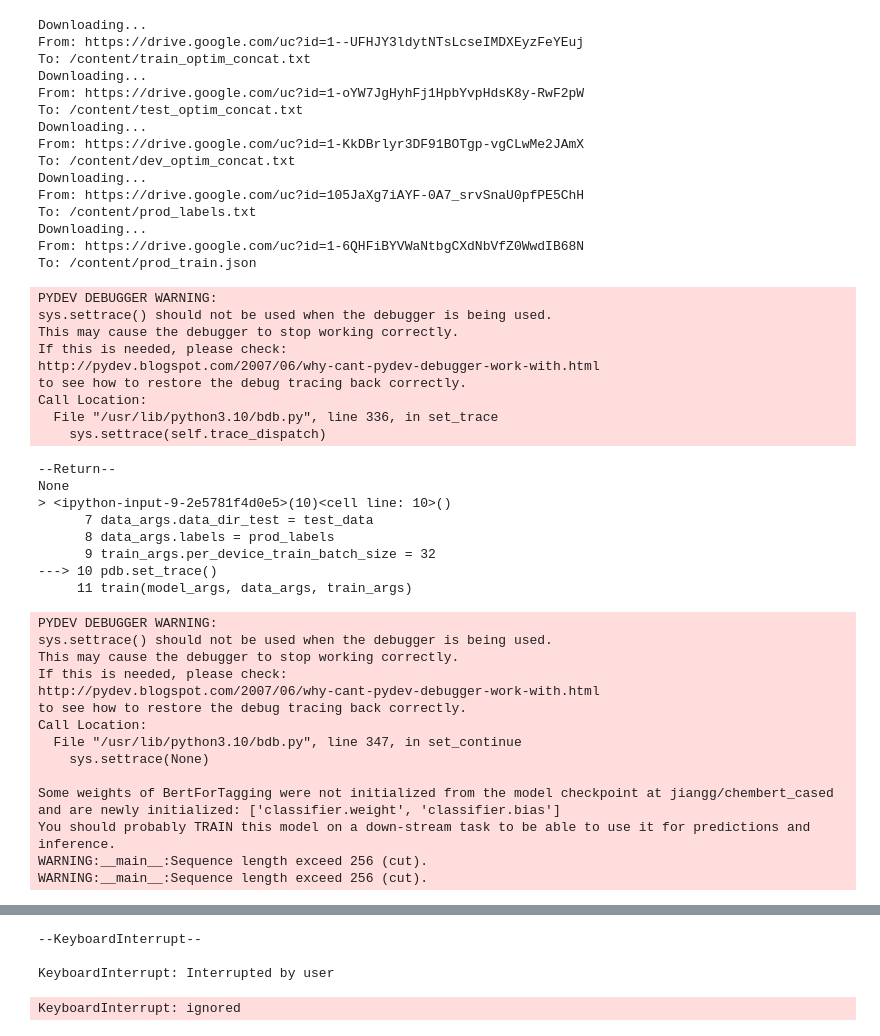
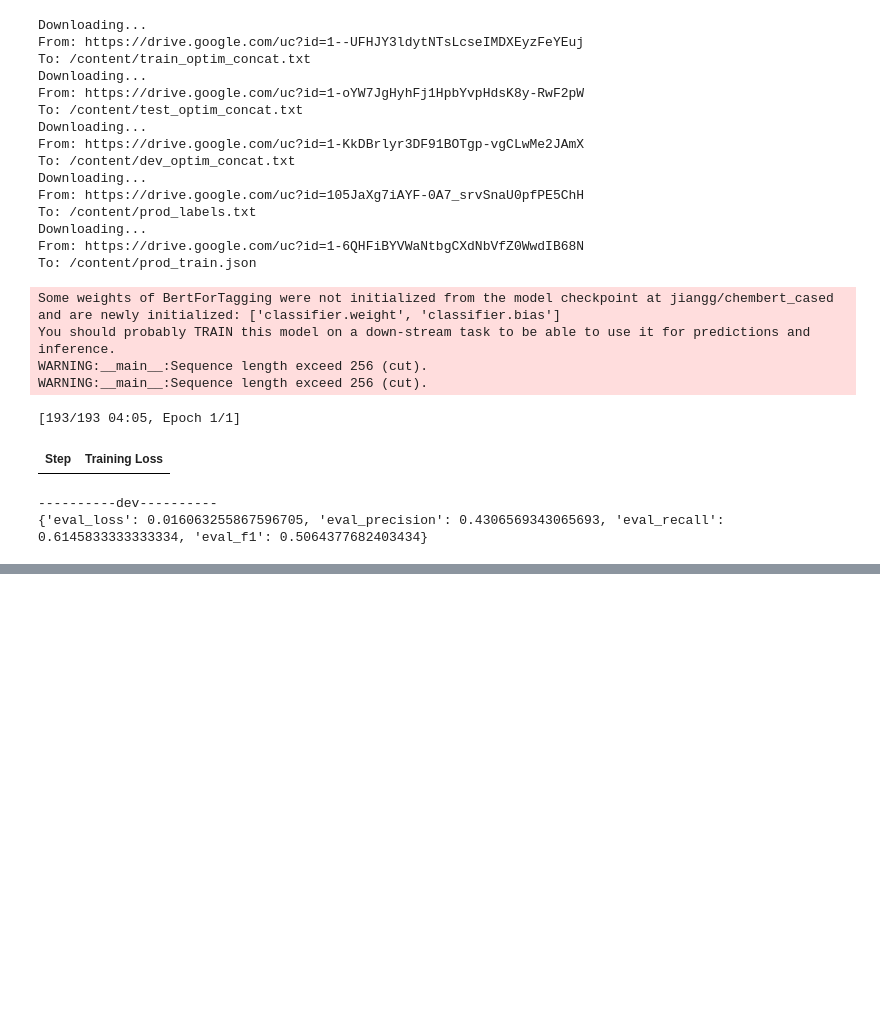
Before and after one commit to fansie1/chemRxnResource, a Jupyter notebook: chemrxnresource.ipynb, the cells around one changed output, grey strips where cells are left out. Saved outputs shown, nothing was run; the diff lists cells and outputs as text; code cells hidden in the pictures; blank space fills up the shorter version.

```diff
--- a/chemrxnresource.ipynb
+++ b/chemrxnresource.ipynb
@@ -45,11 +45,6 @@ logger = logging.getLogger(__name__)
 class BertForTagging(BertForTokenClassification):
     def __init__(self, config, use_cls=False):
         super(BertForTagging, self).__init__(config)
-
-        self.use_cls = use_cls
-        if self.use_cls:
-            self.classifier = nn.Linear(config.hidden_size * 2, config.num_labels)
-
         self.init_weights()
 
     def forward(
@@ -57,23 +52,13 @@ class BertForTagging(BertForTokenClassification):
         input_ids=None,
         attention_mask=None,
         token_type_ids=None,
-        position_ids=None,
-        head_mask=None,
-        inputs_embeds=None,
         decoder_mask=None,
         labels=None,
-        output_attentions=None,
-        output_hidden_states=None
     ):
         outputs = self.bert(
             input_ids,
             attention_mask=attention_mask,
             token_type_ids=token_type_ids,
-            position_ids=position_ids,
-            head_mask=head_mask,
-            inputs_embeds=inputs_embeds,
-            output_attentions=output_attentions,
-            output_hidden_states=output_hidden_states,
         )
 
         sequence_output = outputs[0]
@@ -160,8 +145,6 @@ class IETrainer(Trainer):
         eval_dataloader = self.get_eval_dataloader(eval_dataset)
         output = self._prediction_loop(eval_dataloader, description="Evaluation")
 
-        self._log(output['metrics'])
-
         return output
 
     def predict(self, test_dataset: Dataset) -> Dict:
@@ -186,7 +169,7 @@ class IETrainer(Trainer):
         eval_losses: List[float] = []
         preds_ids = []
         label_ids = []
-
+        input_ids_list = []
         for inputs in tqdm(dataloader, desc=description):
             has_labels = any(
                 inputs.get(k) is not None
@@ -208,6 +191,7 @@ class IETrainer(Trainer):
             mask = inputs["decoder_mask"].to(torch.bool)
             preds = model.decode(logits, mask=mask)
             preds_ids.extend(preds)
+            input_ids_list.extend(inputs["input_ids"])
             if inputs.get("labels") is not None:
                 labels = [inputs["labels"][i, mask[i]].tolist() \
                             for i in range(inputs["labels"].shape[0])]
@@ -229,4 +213,4 @@ class IETrainer(Trainer):
             if not key.startswith("eval_"):
                 metrics[f"eval_{key}"] = metrics.pop(key)
 
-        return {'predictions': preds_ids, 'label_ids': label_ids, 'metrics': metrics}
+        return {'predictions': preds_ids, 'label_ids': label_ids, 'metrics': metrics, "input_ids_list": input_ids_list}
@@ -587,7 +576,7 @@ def train(model_args, data_args, train_args):
         }
 
     metrics_fn = compute_metrics
-    dataset_len = len(train_dataset)
+    dataset_len = len(train_dataset) if train_args.do_train else 0
     batch_size = train_args.per_device_train_batch_size
     total_steps = (dataset_len // batch_size) * train_args.num_train_epochs if dataset_len % batch_size == 0 else \
         (dataset_len // batch_size + 1) * train_args.num_train_epochs
@@ -602,7 +591,6 @@ def train(model_args, data_args, train_args):
         compute_metrics=metrics_fn,
         use_crf=model_args.use_crf,
         optimizers=get_optimizer_grouped_parameters(
-            use_crf=model_args.use_crf,
             args=train_args,
             model=model,
             num_training_steps=total_steps),
@@ -612,8 +600,8 @@ def train(model_args, data_args, train_args):
     # Training
     if train_args.do_train:
         trainer.train()
-        trainer.save_model()
-        tokenizer.save_pretrained(train_args.output_dir)
+        # trainer.save_model()
+        # tokenizer.save_pretrained(train_args.output_dir)
 
     # Evaluation
     if train_args.do_eval:
@@ -633,7 +621,7 @@ def train(model_args, data_args, train_args):
         preds_list = [[label_map[x] for x in seq] for seq in predictions]
         print("----------dev----------")
         print(metrics)
-        write_result("validation_result.txt", output["predictions"], output["label_ids"])
+        write_result("inputs_result.txt", output["input_ids_list"], output["label_ids"])
         # Save predictions
         write_predictions(
             data_args.data_dir_dev,
@@ -950,44 +938,23 @@ To: /content/prod_train.json
 # %%
 model_args, data_args, train_args = parse_train_args([prod_train])
 
 model_args.model_name_or_path = "jiangg/chembert_cased"
 data_args.data_dir = "/content"
 data_args.data_dir_train = train_data
 data_args.data_dir_dev = dev_data
 data_args.data_dir_test = test_data
 data_args.labels = prod_labels
 train_args.per_device_train_batch_size = 32
-pdb.set_trace()
+train_args.output_dir = "/content/drive/MyDrive/chemrxnconfig/models"
+# train_args.do_train = False
+# pdb.set_trace()
 train(model_args, data_args, train_args)
 # %% [output]
-PYDEV DEBUGGER WARNING:
-sys.settrace() should not be used when the debugger is being used.
-This may cause the debugger to stop working correctly.
-If this is needed, please check:
-http://pydev.blogspot.com/2007/06/why-cant-pydev-debugger-work-with.html
-to see how to restore the debug tracing back correctly.
-Call Location:
-  File "/usr/lib/python3.10/bdb.py", line 336, in set_trace
-    sys.settrace(self.trace_dispatch)
+Some weights of BertForTagging were not initialized from the model checkpoint at jiangg/chembert_cased and are newly initialized: ['classifier.weight', 'classifier.bias']
+You should probably TRAIN this model on a down-stream task to be able to use it for predictions and inference.
+WARNING:__main__:Sequence length exceed 256 (cut).
+WARNING:__main__:Sequence length exceed 256 (cut).
---Return--
-None
-> <ipython-input-9-2e5781f4d0e5>(10)<cell line: 10>()
-      7 data_args.data_dir_test = test_data
-      8 data_args.labels = prod_labels
-      9 train_args.per_device_train_batch_size = 32
----> 10 pdb.set_trace()
-     11 train(model_args, data_args, train_args)
+[193/193 04:05, Epoch 1/1]
+| Step | Training Loss |
-PYDEV DEBUGGER WARNING:
-sys.settrace() should not be used when the debugger is being used.
-This may cause the debugger to stop working correctly.
-If this is needed, please check:
-http://pydev.blogspot.com/2007/06/why-cant-pydev-debugger-work-with.html
-to see how to restore the debug tracing back correctly.
-Call Location:
-  File "/usr/lib/python3.10/bdb.py", line 347, in set_continue
-    sys.settrace(None)
-
-Some weights of BertForTagging were not initialized from the model checkpoint at jiangg/chembert_cased and are newly initialized: ['classifier.weight', 'classifier.bias']
-You should probably TRAIN this model on a down-stream task to be able to use it for predictions and inference.
-WARNING:__main__:Sequence length exceed 256 (cut).
-WARNING:__main__:Sequence length exceed 256 (cut).
+----------dev----------
+{'eval_loss': 0.016063255867596705, 'eval_precision': 0.4306569343065693, 'eval_recall': 0.6145833333333334, 'eval_f1': 0.5064377682403434}
@@ -1031,4 +963,0 @@ Call Location:
---KeyboardInterrupt--
-
-KeyboardInterrupt: Interrupted by user
-KeyboardInterrupt: ignored
```
Also changed, not shown: parts of 2 cells of this notebook.
